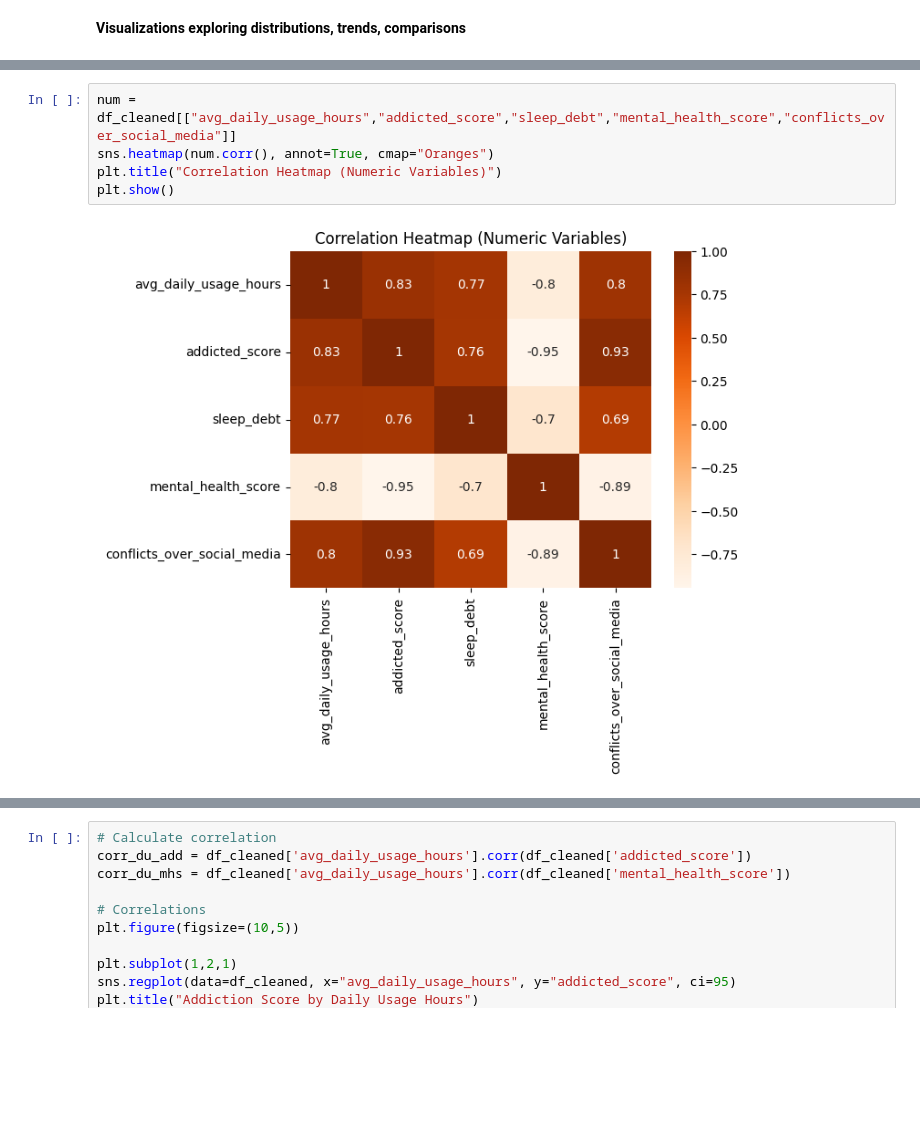
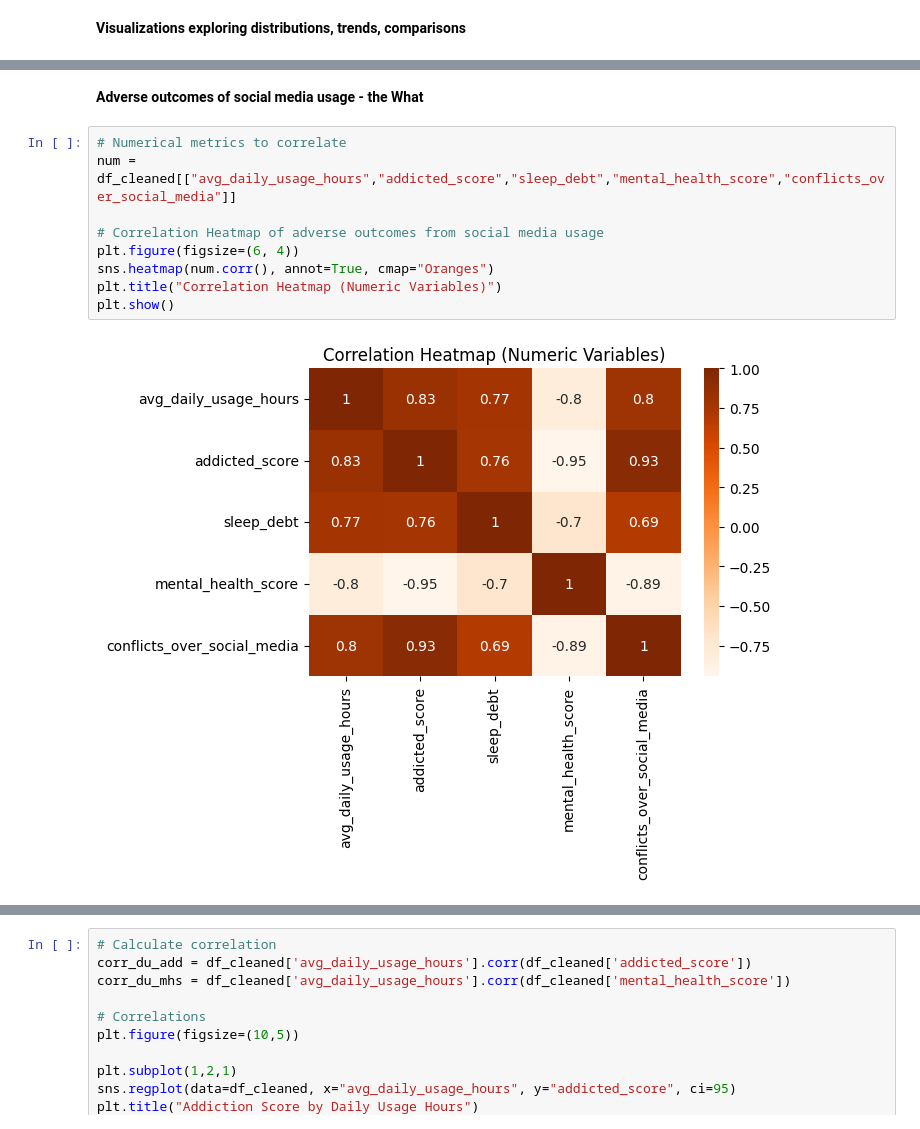
Before and after one commit to lschuler-dotcom/capstone_project, a Jupyter notebook: notebooks/capstone_project.ipynb, the cells around one changed output, grey strips where cells are left out. Saved outputs shown, nothing was run; the diff lists cells and outputs as text; blank space fills up the shorter version.

```diff
--- a/notebooks/capstone_project.ipynb
+++ b/notebooks/capstone_project.ipynb
@@ -920,7 +987,13 @@ plt.show()
+# %% [markdown]
+**Adverse outcomes of social media usage - the What**
 # %%
+# Numerical metrics to correlate
 num = df_cleaned[["avg_daily_usage_hours","addicted_score","sleep_debt","mental_health_score","conflicts_over_social_media"]]
+
+# Correlation Heatmap of adverse outcomes from social media usage
+plt.figure(figsize=(6, 4))
 sns.heatmap(num.corr(), annot=True, cmap="Oranges")
 plt.title("Correlation Heatmap (Numeric Variables)")
 plt.show()
 # %% [output]
-[figure, old version]
+[figure, new version]
```
Also changed, not shown: parts of 74 cells of this notebook.
